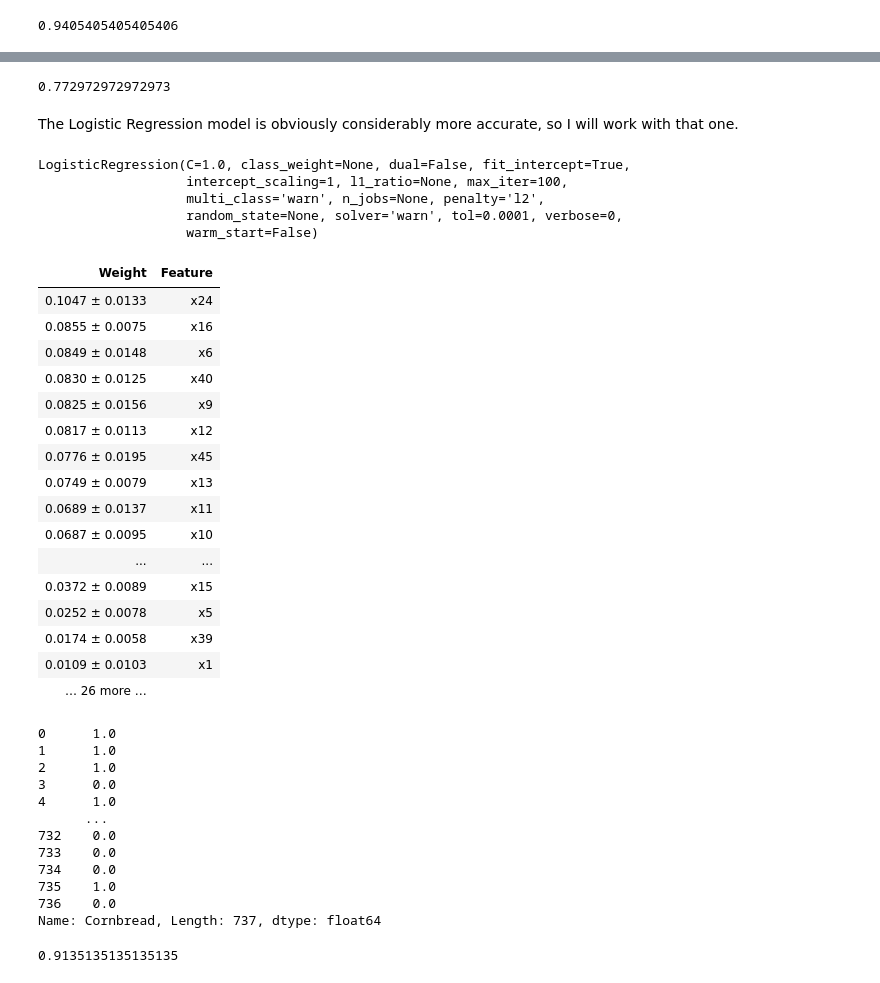
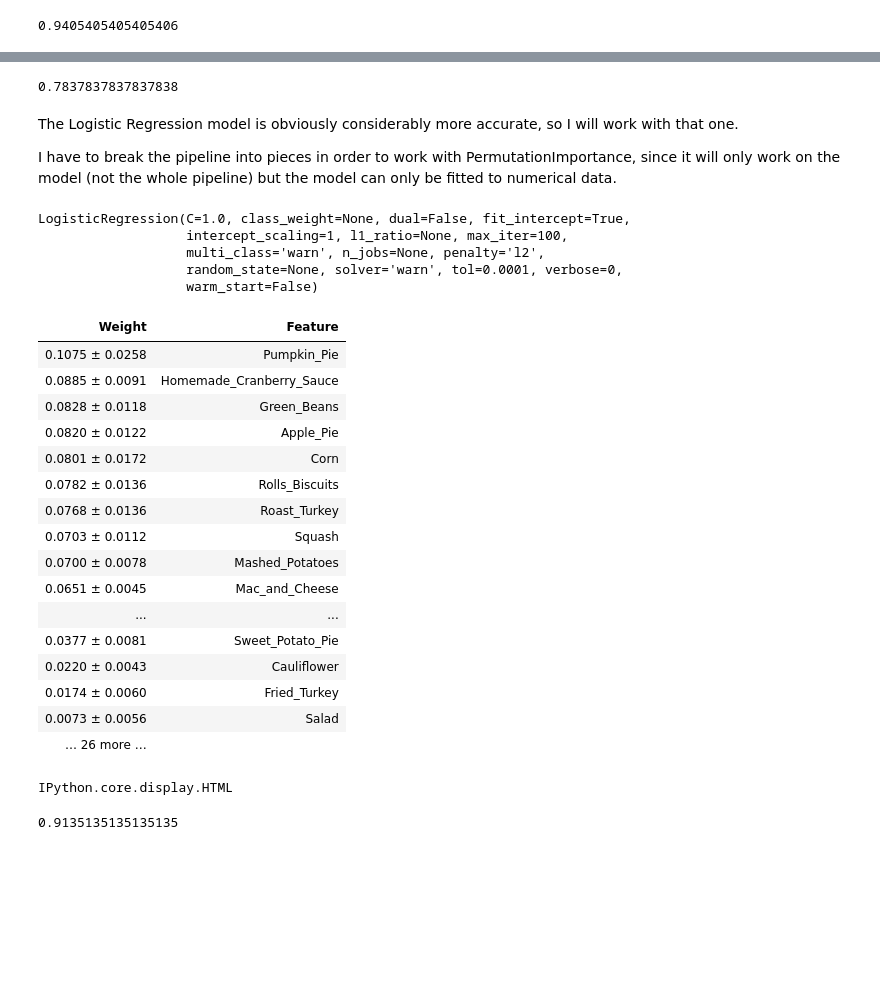
Before and after one commit to CaiNowicki/dash-app, a Jupyter notebook: notebooks/model and testing.ipynb, the cells around one changed output, grey strips where cells are left out. Saved outputs shown, nothing was run; the diff lists cells and outputs as text; code cells hidden in the pictures; blank space fills up the shorter version.

```diff
--- a/notebooks/model and testing.ipynb
+++ b/notebooks/model and testing.ipynb
@@ -71,11 +71,8 @@ west = ['Fruit_Salad', 'Salad', 'Brussel_Sprouts', 'Apple_Pie', 'Cherry_Pie', 'C
 hawaii = ['Smoked_Turkey', 'Rolls_Biscuits', 'Salad', 'Rice_Stuffing']
 # %%
 def wrangle(df):
-    #remove any rows where they do not celebrate
+    #remove any rows where they do not celebrate, as those are just NaN for every other column
     df = df.drop(df[df.Celebrate == 'No'].index)
-    df = df.drop('Celebrate', axis = 1)
-    #remove earnings, is creating a map of earning potential by region rather than anything to do with food
-    df = df.drop('Household_Earnings', axis=1)
 
     #many columns formatted so that a column has the name of the dish if true and NaN if false
 #so replace all the NaN with No and all values with Yes
@@ -139,7 +136,8 @@ def wrangle(df):
     hawaiian_df = df[df[hawaii] == 'Yes']
 
 
-    #removing any columns which aren't about food
+    #removing any columns which aren't food so the model will be about food
+    #helps prevent leakage by removing the 'US_Region','Household_Earnings', and 'Travel_Distance' columns
     for column in df.columns:
         if column not in food:
             df = df.drop(column, axis=1)
@@ -271,9 +269,11 @@ Pipeline(memory=None,
 # %%
 pipeline_class.score(X_val, y_val)
 # %% [output]
-0.772972972972973
+0.7837837837837838
 # %% [markdown]
 The Logistic Regression model is obviously considerably more accurate, so I will work with that one.
+
+I have to break the pipeline into pieces in order to work with PermutationImportance, since it will only work on the model (not the whole pipeline) but the model can only be fitted to numerical data.
 # %%
 encoder = OrdinalEncoder()
 X_train_encoded = encoder.fit_transform(X_train)
@@ -291,43 +296,36 @@ LogisticRegression(C=1.0, class_weight=None, dual=False, fit_intercept=True,
 # %%
 import eli5
 from eli5.sklearn import PermutationImportance
 
 
 perm = PermutationImportance(model).fit(X_train_encoded, y_train)
-eli5.show_weights(perm)
+
+
+feature_importance = eli5.show_weights(perm, feature_names = X_train.columns.tolist())
+
+eli5.show_weights(perm, feature_names = X_train.columns.tolist())
 # %% [output]
 | Weight | Feature |
-| 0.1047 ± 0.0133 | x24 |
-| 0.0855 ± 0.0075 | x16 |
-| 0.0849 ± 0.0148 | x6 |
-| 0.0830 ± 0.0125 | x40 |
-| 0.0825 ± 0.0156 | x9 |
-| 0.0817 ± 0.0113 | x12 |
-| 0.0776 ± 0.0195 | x45 |
-| 0.0749 ± 0.0079 | x13 |
-| 0.0689 ± 0.0137 | x11 |
-| 0.0687 ± 0.0095 | x10 |
+| 0.1075 ± 0.0258 | Pumpkin_Pie |
+| 0.0885 ± 0.0091 | Homemade_Cranberry_Sauce |
+| 0.0828 ± 0.0118 | Green_Beans |
+| 0.0820 ± 0.0122 | Apple_Pie |
+| 0.0801 ± 0.0172 | Corn |
+| 0.0782 ± 0.0136 | Rolls_Biscuits |
+| 0.0768 ± 0.0136 | Roast_Turkey |
+| 0.0703 ± 0.0112 | Squash |
+| 0.0700 ± 0.0078 | Mashed_Potatoes |
+| 0.0651 ± 0.0045 | Mac_and_Cheese |
 | ... | ... |
-| 0.0372 ± 0.0089 | x15 |
-| 0.0252 ± 0.0078 | x5 |
-| 0.0174 ± 0.0058 | x39 |
-| 0.0109 ± 0.0103 | x1 |
+| 0.0377 ± 0.0081 | Sweet_Potato_Pie |
+| 0.0220 ± 0.0043 | Cauliflower |
+| 0.0174 ± 0.0060 | Fried_Turkey |
+| 0.0073 ± 0.0056 | Salad |
 | … 26 more … |  |
-# %%
-X_train_encoded.iloc[:,7]
-# %% [output]
-0      1.0
-1      1.0
-2      1.0
-3      0.0
-4      1.0
-      ...
-732    0.0
-733    0.0
-734    0.0
-735    1.0
-736    0.0
-Name: Cornbread, Length: 737, dtype: float64
+# %%
+type(feature_importance)
+# %% [output]
+IPython.core.display.HTML
 # %%
 features = ['Pumpkin_Pie', 'Homemade_Cranberry_Sauce', 'Corn', 'Rolls_Biscuits', 'Green_Beans',
             'Apple_Pie', 'Squash', 'Mac_and_Cheese', 'Mashed_Potatoes', 'Brussel_Sprouts', 'Cornbread', 'Sweet_Potatoes',
```
Also changed, not shown: parts of 2 cells of this notebook.
